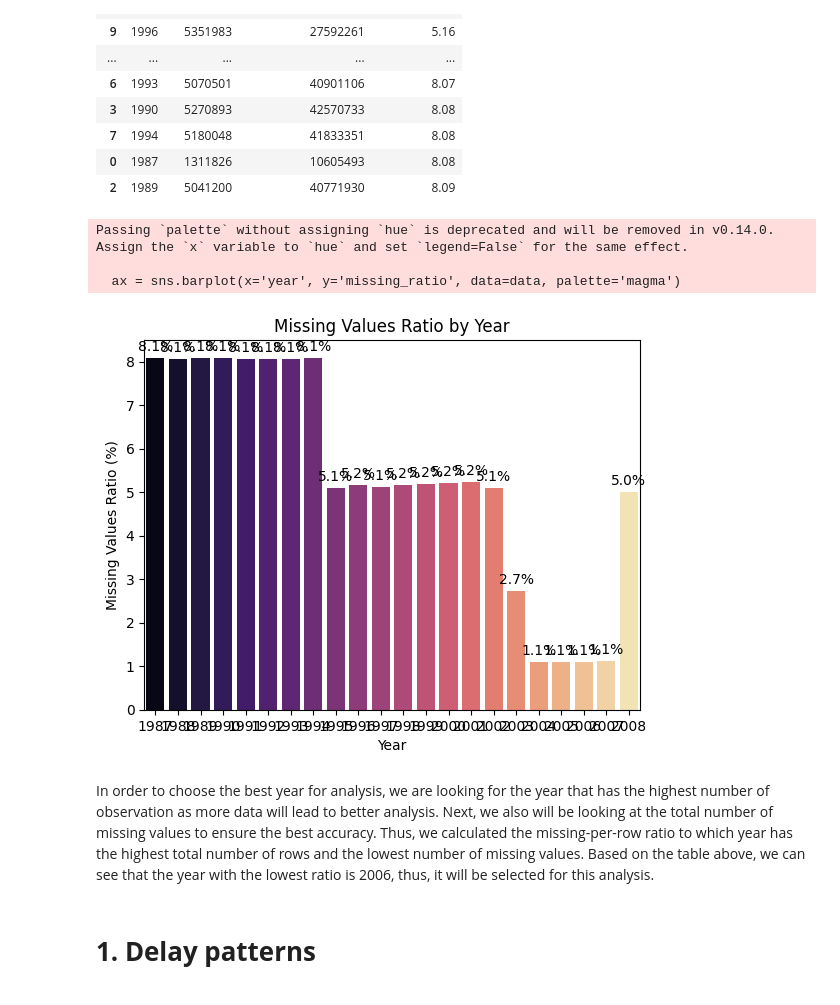
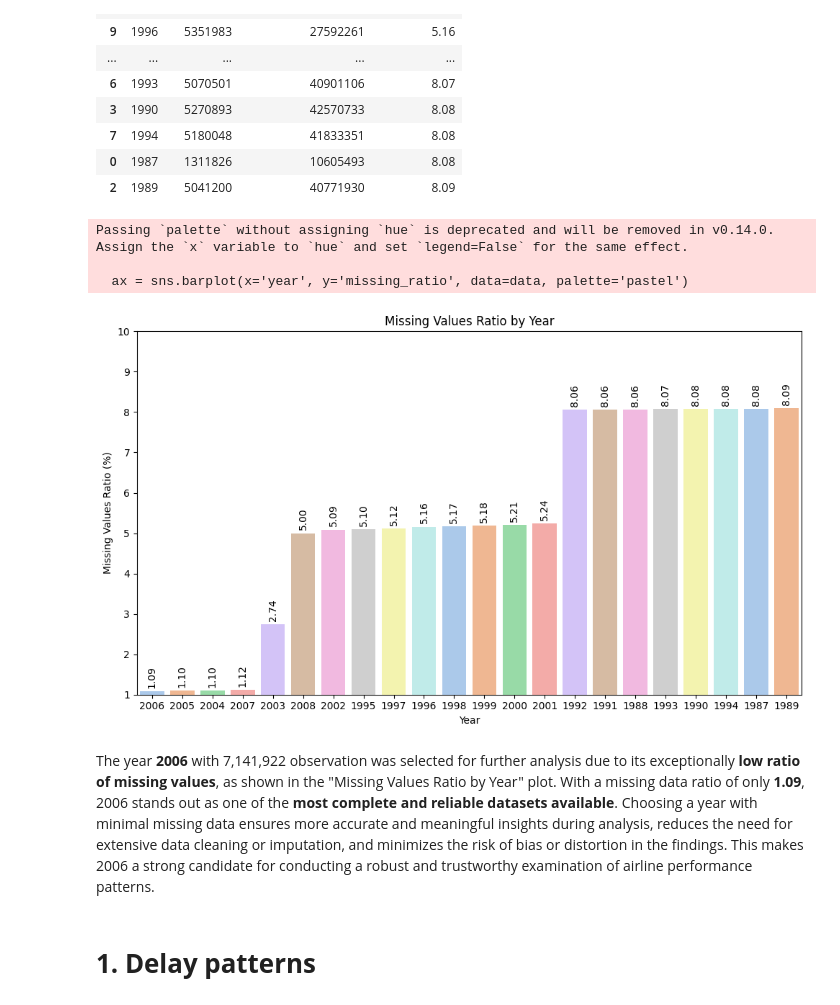
Before and after one commit to Hazim-HF/Data-Management-Project2, a Jupyter notebook: P152419_Project2_STQD6324.ipynb, the cells around one changed output. Cells and saved outputs as stored; diff of their text form; code cells hidden in the pictures.

```diff
--- a/P152419_Project2_STQD6324.ipynb
+++ b/P152419_Project2_STQD6324.ipynb
@@ -296,7 +303,8 @@ Processing project2.airline_2008
 data['missing_ratio'] = (data['total_missing_values'] / data['total_rows'])
 data['missing_ratio'] = data['missing_ratio'].round(2)
 data['year'] = data['year'].astype(str)  # Convert year to string for better plotting
-data.sort_values(by='missing_ratio', ascending=True)
+data = data.sort_values(by='missing_ratio', ascending=True)
+data
 # %% [output]
 |  | year | total_rows | total_missing_values | missing_ratio |
 | 19 | 2006 | 7141922 | 7816340 | 1.09 |
@@ -317,20 +325,29 @@ data.sort_values(by='missing_ratio', ascending=True)
 | 2 | 1989 | 5041200 | 40771930 | 8.09 |
 # %%
 # plot the top missing values ratio by year
-ax = sns.barplot(x='year', y='missing_ratio', data=data, palette='magma')
+fig, ax = plt.subplots(figsize=(10, 6))
+
+ax = sns.barplot(x='year', y='missing_ratio', data=data, palette='pastel')
+
 for container in ax.containers:
-    ax.bar_label(container, labels=[f'{v:.1f}%' for v in container.datavalues], padding=3)
+    ax.bar_label(container,
+                 labels=[f'{v:.2f}' for v in container.datavalues],
+                 padding=3,
+                 rotation=90)
+
 plt.title("Missing Values Ratio by Year")
 plt.xlabel("Year")
 plt.ylabel("Missing Values Ratio (%)")
+plt.ylim(1, 10)
+plt.tight_layout()
 plt.show();
 # %% [output]
 Passing `palette` without assigning `hue` is deprecated and will be removed in v0.14.0. Assign the `x` variable to `hue` and set `legend=False` for the same effect.
 
-  ax = sns.barplot(x='year', y='missing_ratio', data=data, palette='magma')
+  ax = sns.barplot(x='year', y='missing_ratio', data=data, palette='pastel')
-[figure, old version]
+[figure, new version]
 # %% [markdown]
-In order to choose the best year for analysis, we are looking for the year that has the highest number of observation as more data will lead to better analysis. Next, we also will be looking at the total number of missing values to ensure the best accuracy. Thus, we calculated the missing-per-row ratio to which year has the highest total number of rows and the lowest number of missing values. Based on the table above, we can see that the year with the lowest ratio is 2006, thus, it will be selected for this analysis.
+The year **2006** with 7,141,922 observation was selected for further analysis due to its exceptionally **low ratio of missing values**, as shown in the "Missing Values Ratio by Year" plot. With a missing data ratio of only **1.09**, 2006 stands out as one of the **most complete and reliable datasets available**. Choosing a year with minimal missing data ensures more accurate and meaningful insights during analysis, reduces the need for extensive data cleaning or imputation, and minimizes the risk of bias or distortion in the findings. This makes 2006 a strong candidate for conducting a robust and trustworthy examination of airline performance patterns.
 # %% [markdown]
 <h1 style = 'font-weight:bold'> 1. Delay patterns </h1>
 # %% [markdown]
```
Also changed, not shown: parts of 44 cells of this notebook.
